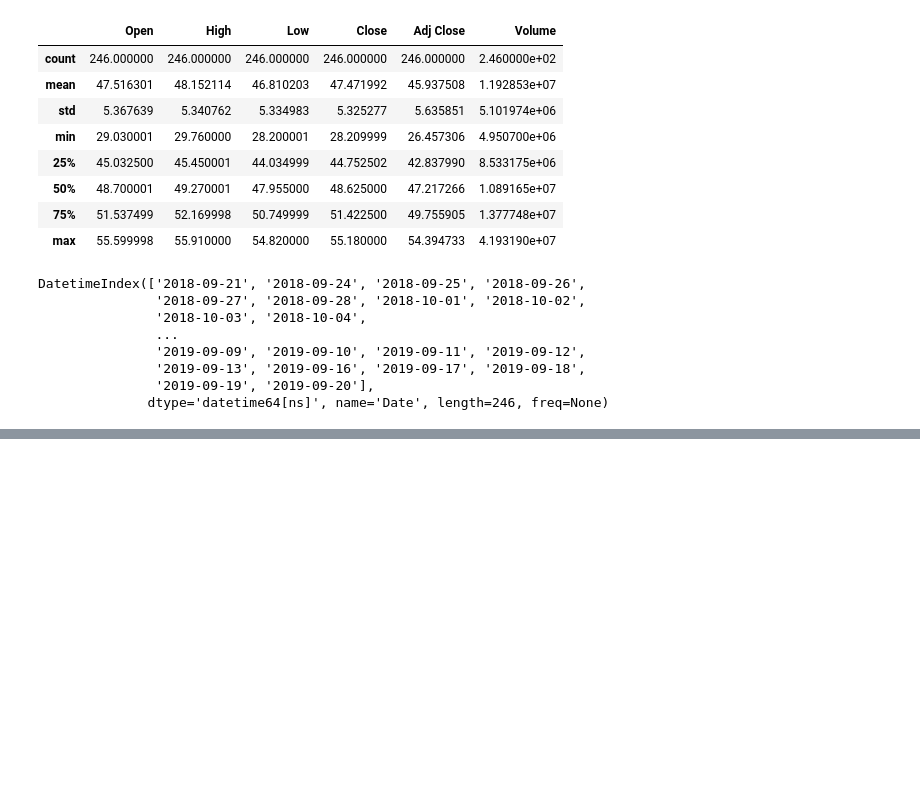
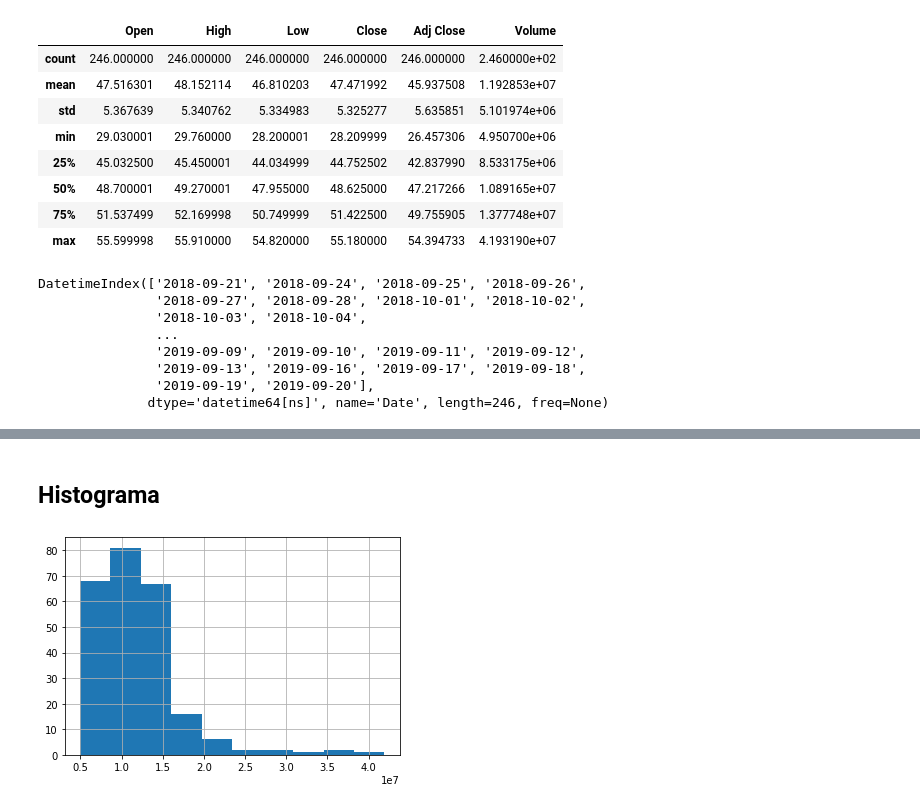
Before and after one commit to feliperromao/datascience-na-pratica, a Jupyter notebook: visualizando_dados.ipynb, the cells around one changed output, grey strips where cells are left out. Saved outputs shown, nothing was run; the diff lists cells and outputs as text; code cells hidden in the pictures; blank space fills up the shorter version.

```diff
--- a/visualizando_dados.ipynb
+++ b/visualizando_dados.ipynb
@@ -39,0 +53,6 @@ DatetimeIndex(['2018-09-21', '2018-09-24', '2018-09-25', '2018-09-26',
+# %% [markdown]
+## Histograma
+# %%
+df['Volume'].hist();
+# %% [output]
+[figure, added]
```
Also changed, not shown: parts of 8 cells of this notebook.
